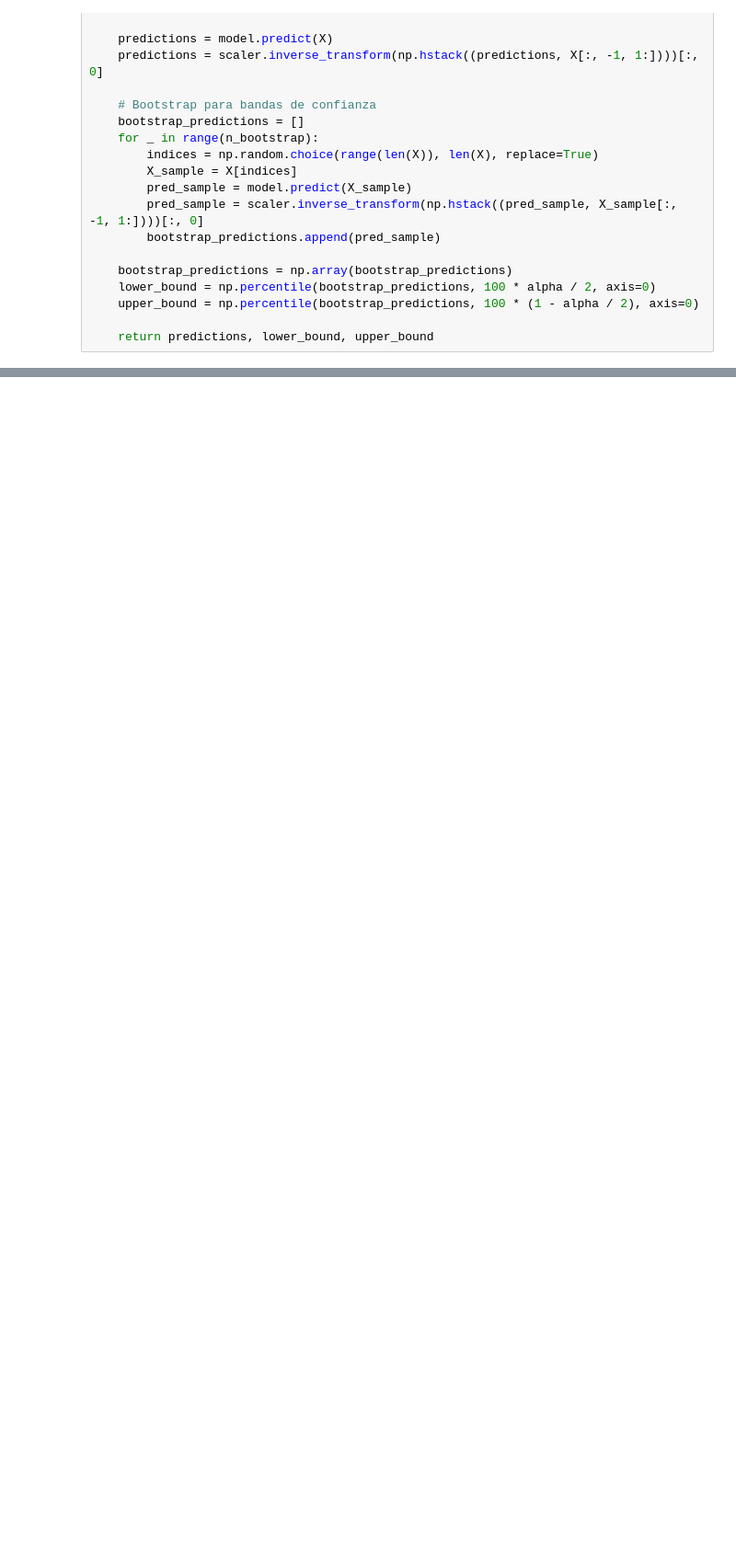
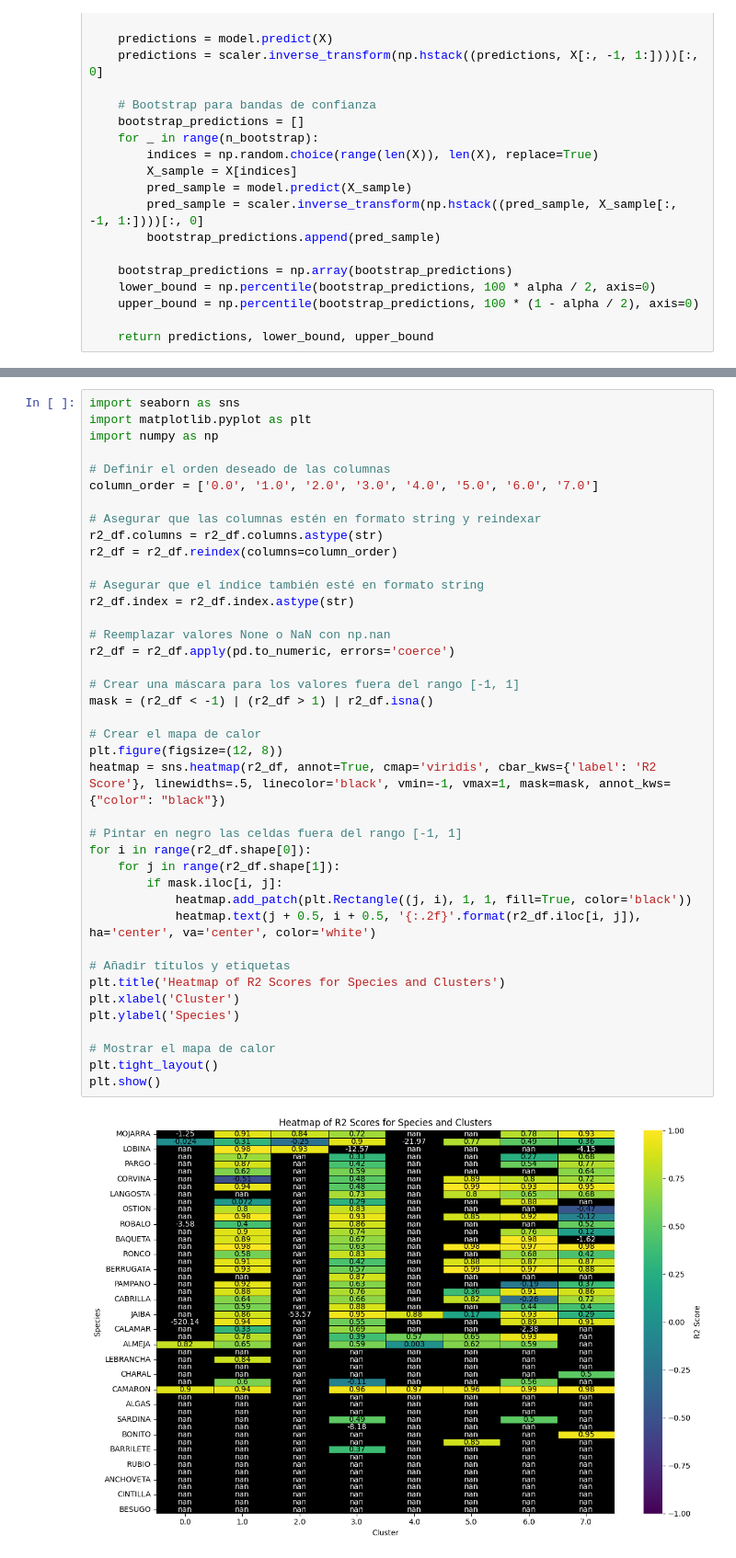
Before and after one commit to cedointercultural/CC-DLM-MFisheries, a Jupyter notebook: notebook5.ipynb, the cells around one changed output, grey strips where cells are left out. Shown at 92% size. Saved outputs shown, nothing was run; the diff lists cells and outputs as text; blank space fills up the shorter version.

```diff
--- a/notebook5.ipynb
+++ b/notebook5.ipynb
@@ -437,0 +515,42 @@ Modelo MoE, scaler y datos de entrenamiento guardados para MOJARRA en clúster 1
+# %%
+import seaborn as sns
+import matplotlib.pyplot as plt
+import numpy as np
+
+# Definir el orden deseado de las columnas
+column_order = ['0.0', '1.0', '2.0', '3.0', '4.0', '5.0', '6.0', '7.0']
+
+# Asegurar que las columnas estén en formato string y reindexar
+r2_df.columns = r2_df.columns.astype(str)
+r2_df = r2_df.reindex(columns=column_order)
+
+# Asegurar que el índice también esté en formato string
+r2_df.index = r2_df.index.astype(str)
+
+# Reemplazar valores None o NaN con np.nan
+r2_df = r2_df.apply(pd.to_numeric, errors='coerce')
+
+# Crear una máscara para los valores fuera del rango [-1, 1]
+mask = (r2_df < -1) | (r2_df > 1) | r2_df.isna()
+
+# Crear el mapa de calor
+plt.figure(figsize=(12, 8))
+heatmap = sns.heatmap(r2_df, annot=True, cmap='viridis', cbar_kws={'label': 'R2 Score'}, linewidths=.5, linecolor='black', vmin=-1, vmax=1, mask=mask, annot_kws={"color": "black"})
+
+# Pintar en negro las celdas fuera del rango [-1, 1]
+for i in range(r2_df.shape[0]):
+    for j in range(r2_df.shape[1]):
+        if mask.iloc[i, j]:
+            heatmap.add_patch(plt.Rectangle((j, i), 1, 1, fill=True, color='black'))
+            heatmap.text(j + 0.5, i + 0.5, '{:.2f}'.format(r2_df.iloc[i, j]), ha='center', va='center', color='white')
+
+# Añadir títulos y etiquetas
+plt.title('Heatmap of R2 Scores for Species and Clusters')
+plt.xlabel('Cluster')
+plt.ylabel('Species')
+
+# Mostrar el mapa de calor
+plt.tight_layout()
+plt.show()
+# %% [output]
+[figure, added]
```
Also changed, not shown: parts of 5 cells of this notebook, 4 other files.
